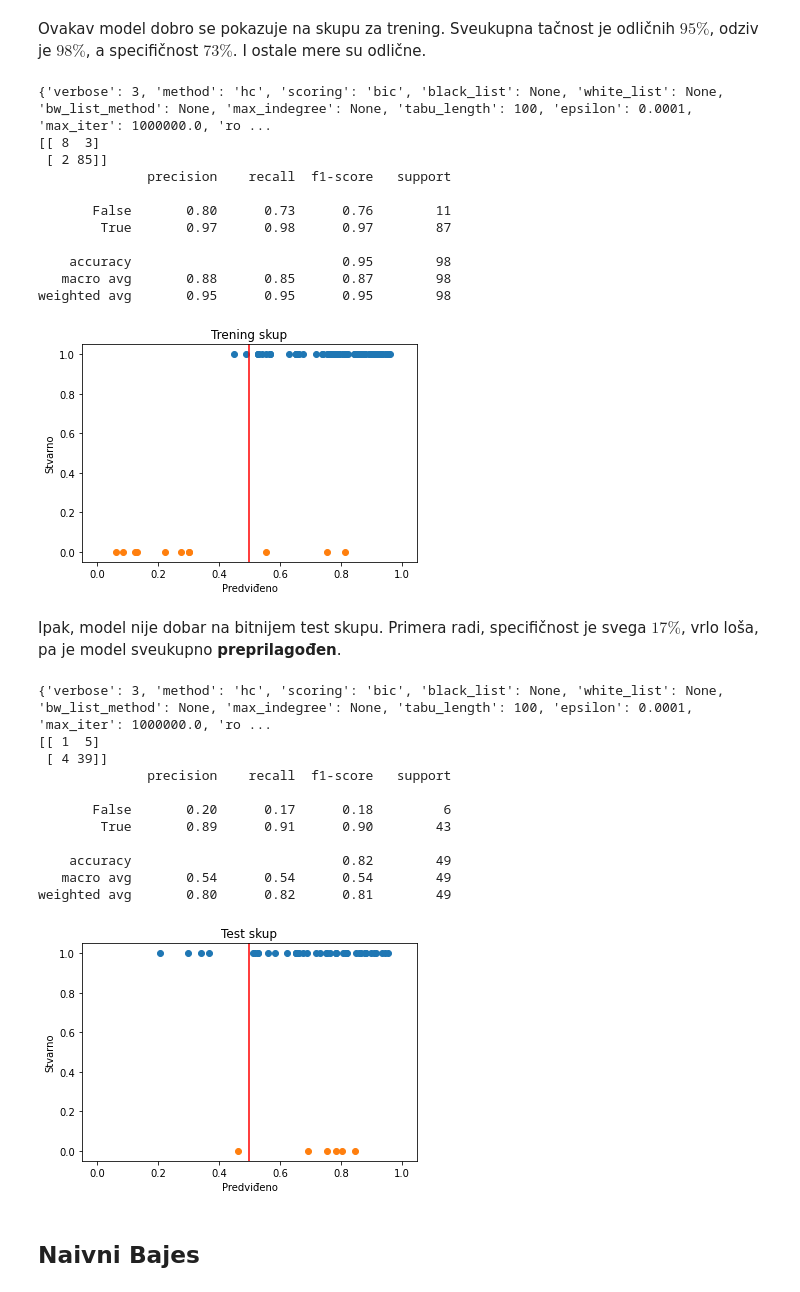
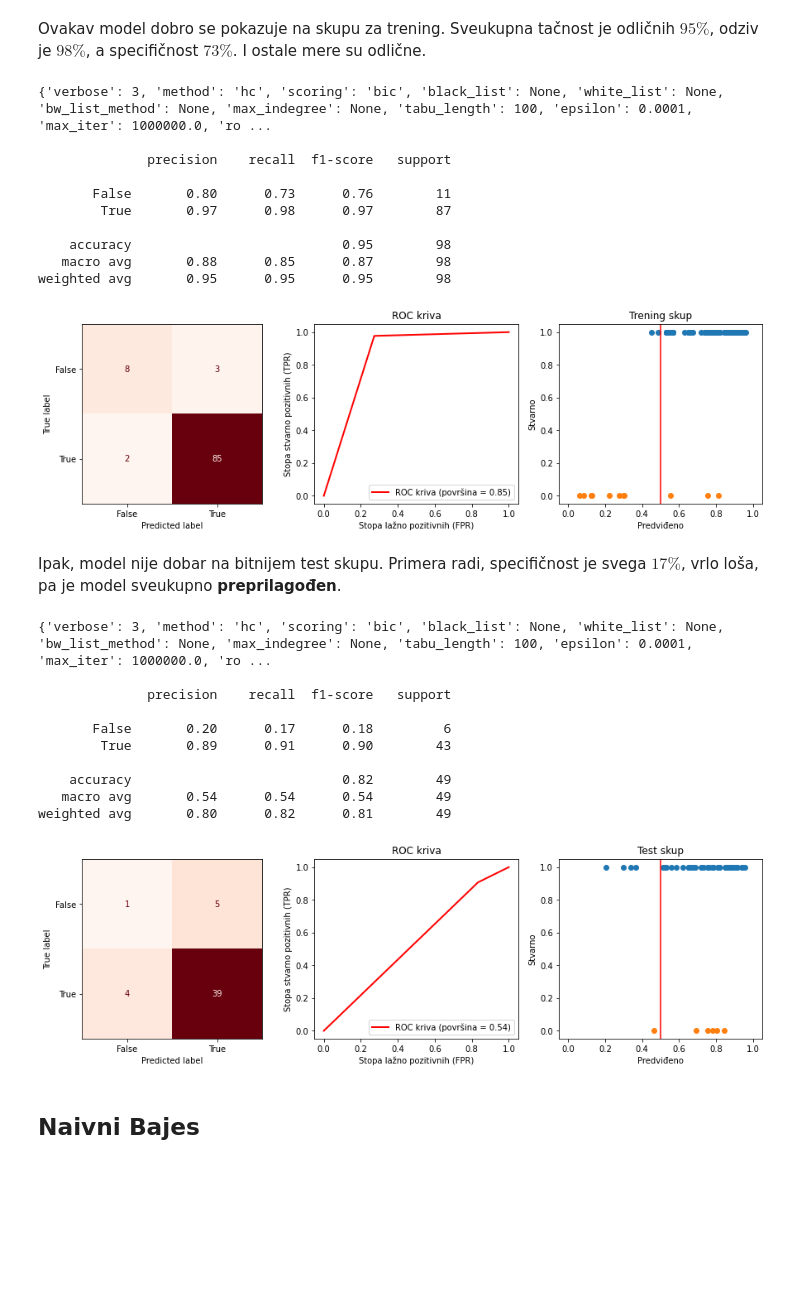
Before and after one commit to matfija/Elektrokonverzija, a Jupyter notebook: elektrobajes.ipynb, the cells around one changed output. Cells and saved outputs as stored; diff of their text form; code cells hidden in the pictures; blank space fills up the shorter version.

```diff
--- a/elektrobajes.ipynb
+++ b/elektrobajes.ipynb
@@ -156,32 +201,30 @@ Ovakav model dobro se pokazuje na skupu za trening. Sveukupna tačnost je odlič
 # %%
 for model in models:
     trenx, treny = dohvati(model, df_train, df_train)
-    oceni(trenx, treny)
-    nacrtaj(trenx, treny, 'Trening skup')
+    ax = oceni(trenx, treny)
+    nacrtaj(trenx, treny, ax, 'Trening skup')
 # %% [output]
 {'verbose': 3, 'method': 'hc', 'scoring': 'bic', 'black_list': None, 'white_list': None, 'bw_list_method': None, 'max_indegree': None, 'tabu_length': 100, 'epsilon': 0.0001, 'max_iter': 1000000.0, 'ro ...
-[[ 8  3]
- [ 2 85]]
+
               precision    recall  f1-score   support
 
        False       0.80      0.73      0.76        11
         True       0.97      0.98      0.97        87
 
     accuracy                           0.95        98
    macro avg       0.88      0.85      0.87        98
 weighted avg       0.95      0.95      0.95        98
-[figure, old version]
+[figure, new version]
 # %% [markdown]
 Ipak, model nije dobar na bitnijem test skupu. Primera radi, specifičnost je svega $17 \%$, vrlo loša, pa je model sveukupno **preprilagođen**.
 # %%
 for model in models:
     testx, testy = dohvati(model, df_train, df_test)
-    oceni(testx, testy)
-    nacrtaj(testx, testy, 'Test skup')
+    ax = oceni(testx, testy)
+    nacrtaj(testx, testy, ax, 'Test skup')
 # %% [output]
 {'verbose': 3, 'method': 'hc', 'scoring': 'bic', 'black_list': None, 'white_list': None, 'bw_list_method': None, 'max_indegree': None, 'tabu_length': 100, 'epsilon': 0.0001, 'max_iter': 1000000.0, 'ro ...
-[[ 1  5]
- [ 4 39]]
+
               precision    recall  f1-score   support
 
        False       0.20      0.17      0.18         6
@@ -190,7 +233,7 @@ for model in models:
     accuracy                           0.82        49
    macro avg       0.54      0.54      0.54        49
 weighted avg       0.80      0.82      0.81        49
-[figure, old version]
+[figure, new version]
 # %% [markdown]
 ## Naivni Bajes
 # %% [markdown]
```
Also changed, not shown: parts of 15 cells of this notebook, 1 other file.
